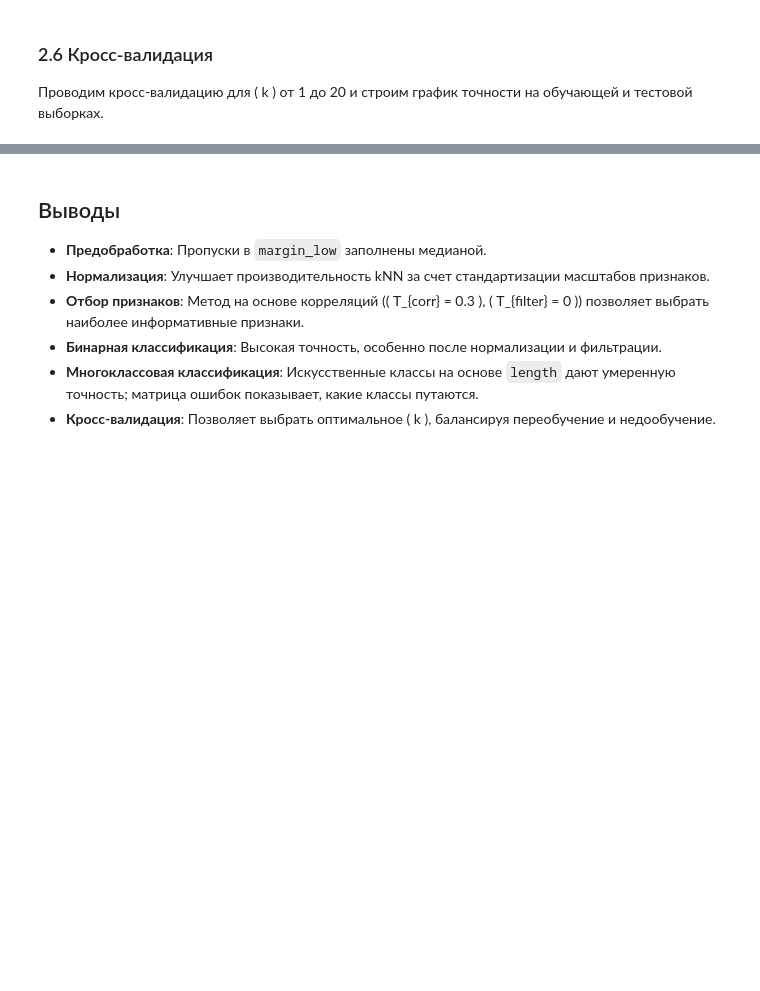
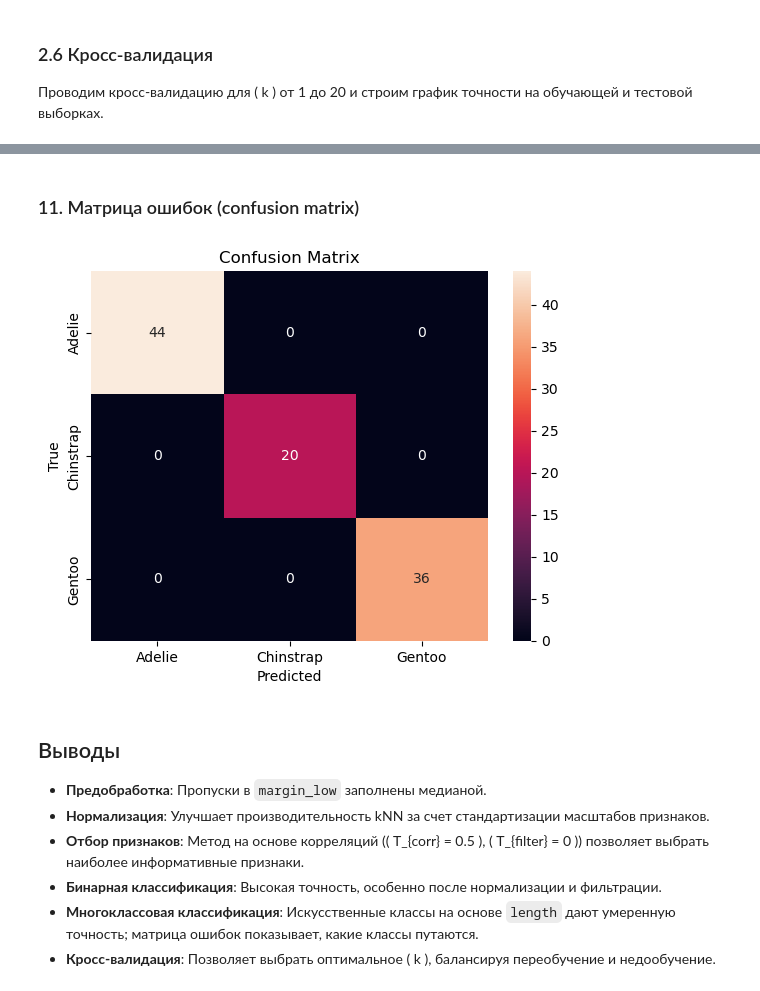
Before and after one commit to cfaring/ait-2025, a Jupyter notebook: lab3/lab_3_kNN_classification.ipynb, the cells around one changed output, grey strips where cells are left out. Saved outputs shown, nothing was run; the diff lists cells and outputs as text; code cells hidden in the pictures; blank space fills up the shorter version.

```diff
--- a/lab3/lab_3_kNN_classification.ipynb
+++ b/lab3/lab_3_kNN_classification.ipynb
@@ -421,0 +355,10 @@ dtype: float64
+# %%
+from sklearn.preprocessing import StandardScaler
+
+# Признаки
+X = df[['bill_length_mm', 'bill_depth_mm', 'flipper_length_mm', 'body_mass_g']]
+y = df['species']
+
+# Нормализация
+scaler = StandardScaler()
+X_scaled = scaler.fit_transform(X)
@@ -543,9 +481,27 @@ F1-мера: 0.5380
+# %% [markdown]
+### 11. Матрица ошибок (confusion matrix)
+# %%
+import seaborn as sns
+import matplotlib.pyplot as plt
+import numpy as np
+from sklearn.metrics import confusion_matrix
+
+labels = np.unique(y_test_f)
+cm = confusion_matrix(y_test_f, y_pred_f, labels=labels)
+
+sns.heatmap(cm, annot=True, fmt='d', xticklabels=labels, yticklabels=labels)
+plt.xlabel('Predicted')
+plt.ylabel('True')
+plt.title('Confusion Matrix')
+plt.show()
+# %% [output]
+[figure, added]
 # %% [markdown]
 ## Выводы
 
 - **Предобработка**: Пропуски в `margin_low` заполнены медианой.
 - **Нормализация**: Улучшает производительность kNN за счет стандартизации масштабов признаков.
-- **Отбор признаков**: Метод на основе корреляций (( T_{corr} = 0.3 ), ( T_{filter} = 0 )) позволяет выбрать наиболее информативные признаки.
+- **Отбор признаков**: Метод на основе корреляций (( T_{corr} = 0.5 ), ( T_{filter} = 0 )) позволяет выбрать наиболее информативные признаки.
 - **Бинарная классификация**: Высокая точность, особенно после нормализации и фильтрации.
 - **Многоклассовая классификация**: Искусственные классы на основе `length` дают умеренную точность; матрица ошибок показывает, какие классы путаются.
 - **Кросс-валидация**: Позволяет выбрать оптимальное ( k ), балансируя переобучение и недообучение.
```
Also changed, not shown: parts of 26 cells of this notebook.
